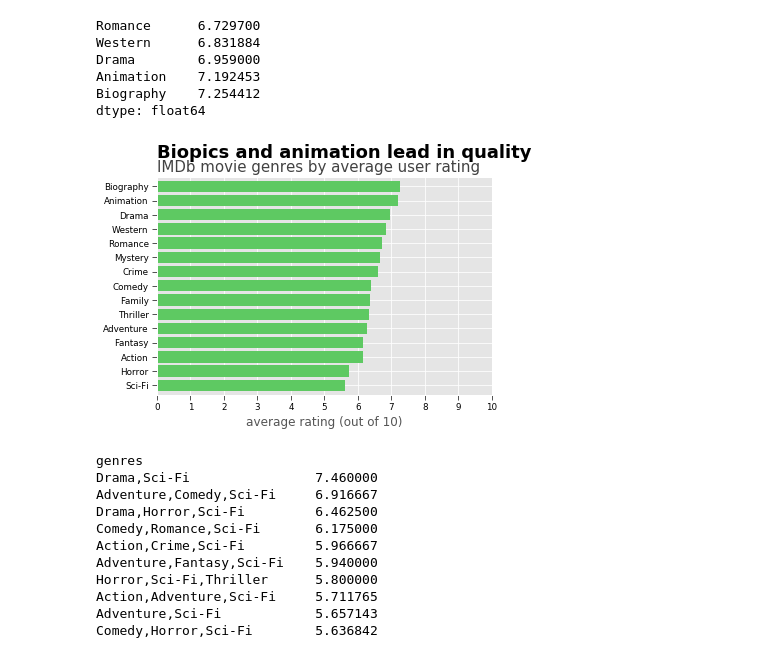
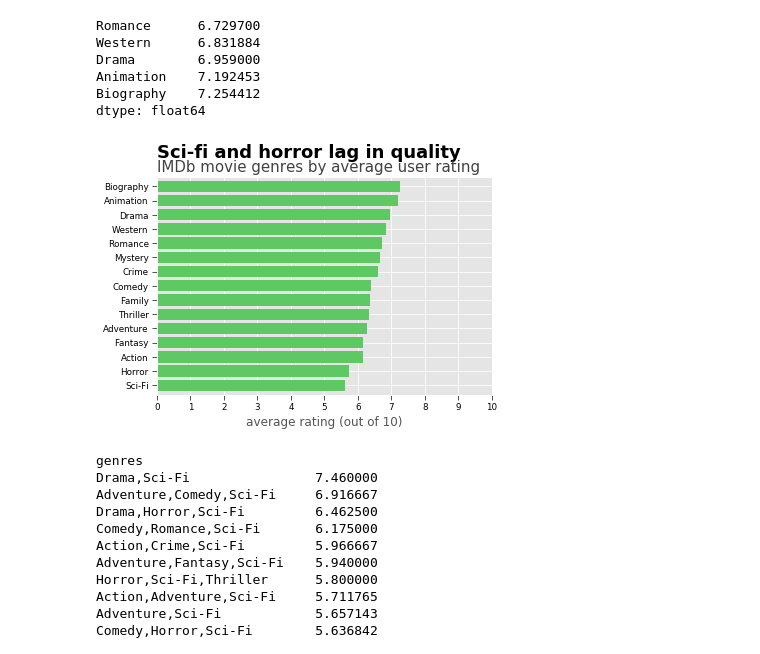
Before and after one commit to LambdaSchool/DS-Unit-1-Sprint-5-Data-Storytelling-Blog-Post, a Jupyter notebook: TristaWeek5.ipynb, the cells around one changed output. Drawn from its saved outputs; the diff is of its cells as text; code cells hidden in the pictures.

```diff
--- a/TristaWeek5.ipynb
+++ b/TristaWeek5.ipynb
@@ -395,13 +395,13 @@ dtype: float64
 # %%
 plt.style.use('ggplot')
 ax = Combined.plot.barh(color='#5EC962', width=0.8, legend=False);
 ax.set(xticks=range(0, 11, 1));
 ax.tick_params(axis='both', labelcolor='black')
 ax.set_xlabel('average rating (out of 10)')
-ax.text(x=0, y=16, s="Biopics and animation lead in quality", fontsize=18, fontweight='bold')
+ax.text(x=0, y=16, s="Sci-fi and horror lag in quality", fontsize=18, fontweight='bold')
 ax.text(x=0, y=15, s='IMDb movie genres by average user rating', fontsize=15, color='#424242');
 # %% [output]
-[figure, old version]
+[figure, new version]
 # %%
 SciFi = genre[genre['genres'].str.contains('Sci-Fi')]
 
```
Also changed, not shown: parts of 1 cell of this notebook.
